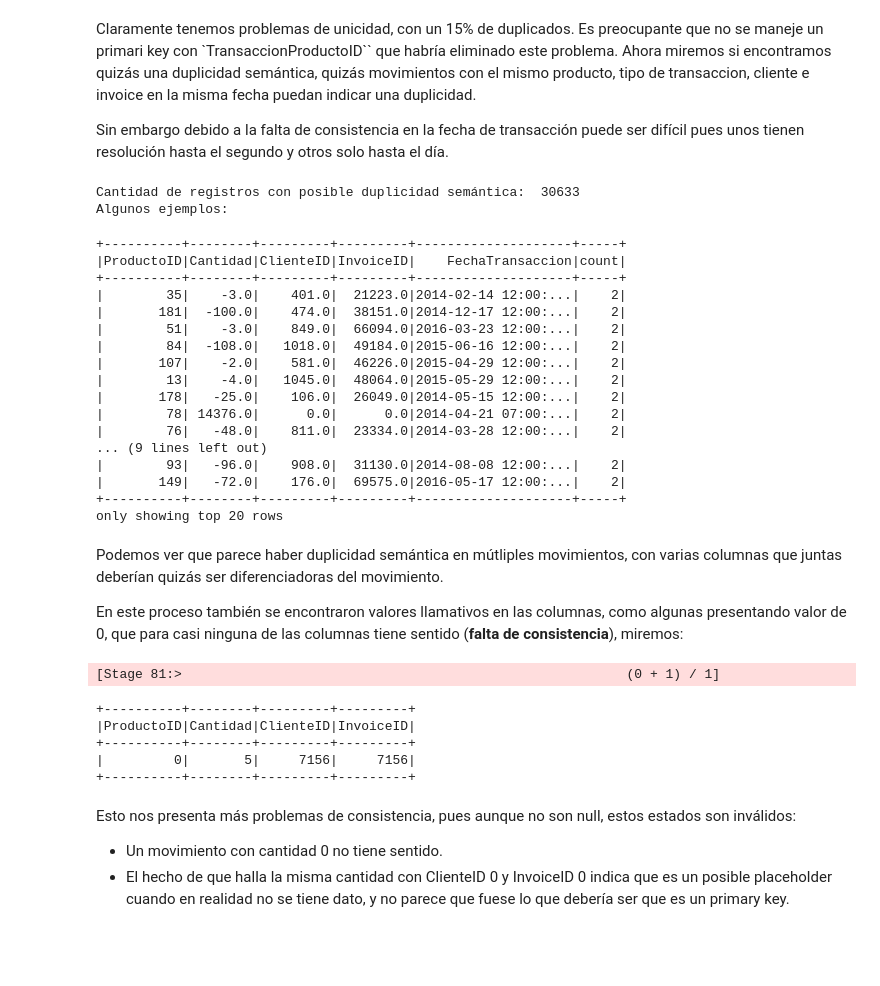
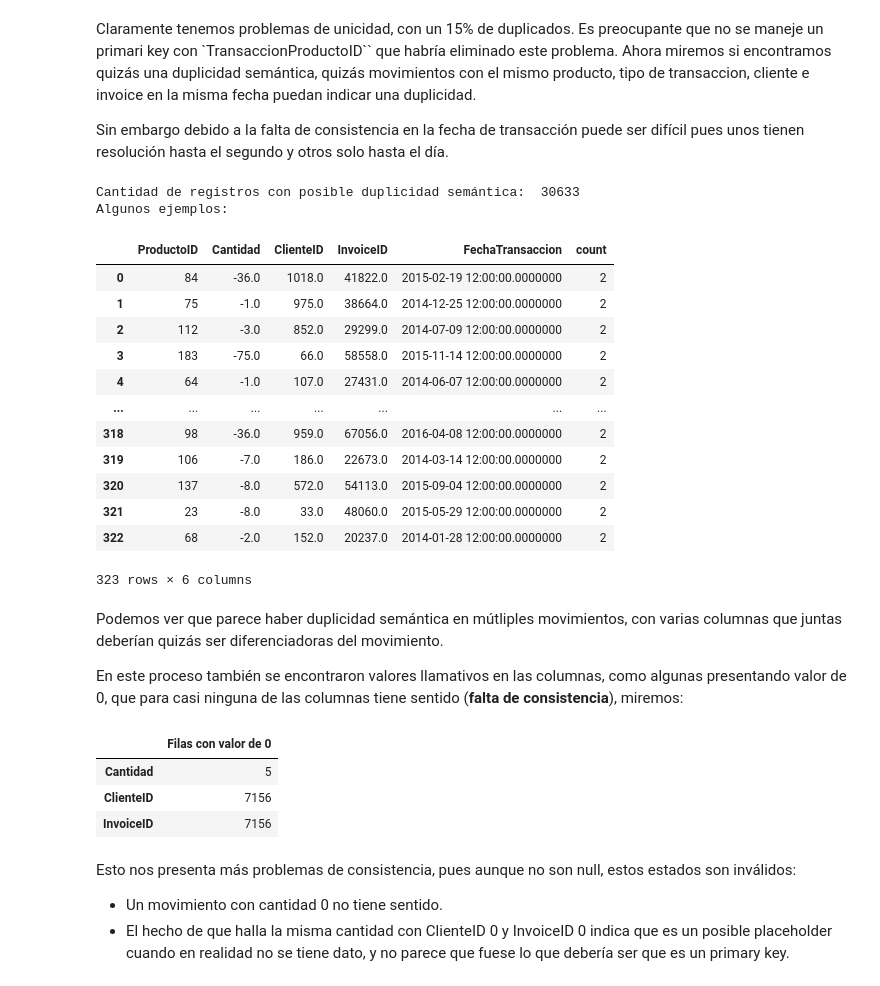
Before and after one commit to muniter/guias, a Jupyter notebook: docs/entregas/Entendimiento_datos.ipynb, the cells around one changed output. Cells and saved outputs as stored; diff of their text form; code cells hidden in the pictures; blank space fills up the shorter version.

Commit message:
prettify with pandas

```diff
--- a/docs/entregas/Entendimiento_datos.ipynb
+++ b/docs/entregas/Entendimiento_datos.ipynb
@@ -349,46 +321,40 @@ Claramente tenemos problemas de unicidad, con un 15% de duplicados. Es preocupan
 Sin embargo debido a la falta de consistencia en la fecha de transacción puede ser difícil pues unos tienen resolución hasta el segundo y otros solo hasta el día.
 # %%
 df = raw_data
-result = df.groupBy('ProductoID', 'Cantidad', 'ClienteID', 'InvoiceID', 'FechaTransaccion').count().orderBy('count', ascending=False)
+result = df.groupBy('ProductoID', 'Cantidad', 'ClienteID', 'InvoiceID', 'FechaTransaccion').count().orderBy('count', ascending=True)
 print('Cantidad de registros con posible duplicidad semántica: ', result.where('count > 1').count())
 print('Algunos ejemplos:')
-result.where('count > 1').sample(False, 0.01).show()
+result.where('count > 1').sample(False, 0.01).toPandas()
 # %% [output]
 Cantidad de registros con posible duplicidad semántica:  30633
 Algunos ejemplos:
+|  | ProductoID | Cantidad | ClienteID | InvoiceID | FechaTransaccion | count |
+| 0 | 84 | -36.0 | 1018.0 | 41822.0 | 2015-02-19 12:00:00.0000000 | 2 |
+| 1 | 75 | -1.0 | 975.0 | 38664.0 | 2014-12-25 12:00:00.0000000 | 2 |
+| 2 | 112 | -3.0 | 852.0 | 29299.0 | 2014-07-09 12:00:00.0000000 | 2 |
+| 3 | 183 | -75.0 | 66.0 | 58558.0 | 2015-11-14 12:00:00.0000000 | 2 |
+| 4 | 64 | -1.0 | 107.0 | 27431.0 | 2014-06-07 12:00:00.0000000 | 2 |
+| ... | ... | ... | ... | ... | ... | ... |
+| 318 | 98 | -36.0 | 959.0 | 67056.0 | 2016-04-08 12:00:00.0000000 | 2 |
+| 319 | 106 | -7.0 | 186.0 | 22673.0 | 2014-03-14 12:00:00.0000000 | 2 |
+| 320 | 137 | -8.0 | 572.0 | 54113.0 | 2015-09-04 12:00:00.0000000 | 2 |
+| 321 | 23 | -8.0 | 33.0 | 48060.0 | 2015-05-29 12:00:00.0000000 | 2 |
+| 322 | 68 | -2.0 | 152.0 | 20237.0 | 2014-01-28 12:00:00.0000000 | 2 |
-+----------+--------+---------+---------+--------------------+-----+
-|ProductoID|Cantidad|ClienteID|InvoiceID|    FechaTransaccion|count|
-+----------+--------+---------+---------+--------------------+-----+
-|        35|    -3.0|    401.0|  21223.0|2014-02-14 12:00:...|    2|
-|       181|  -100.0|    474.0|  38151.0|2014-12-17 12:00:...|    2|
-|        51|    -3.0|    849.0|  66094.0|2016-03-23 12:00:...|    2|
-|        84|  -108.0|   1018.0|  49184.0|2015-06-16 12:00:...|    2|
-|       107|    -2.0|    581.0|  46226.0|2015-04-29 12:00:...|    2|
-|        13|    -4.0|   1045.0|  48064.0|2015-05-29 12:00:...|    2|
-|       178|   -25.0|    106.0|  26049.0|2014-05-15 12:00:...|    2|
-|        78| 14376.0|      0.0|      0.0|2014-04-21 07:00:...|    2|
-|        76|   -48.0|    811.0|  23334.0|2014-03-28 12:00:...|    2|
-... (9 lines left out)
-|        93|   -96.0|    908.0|  31130.0|2014-08-08 12:00:...|    2|
-|       149|   -72.0|    176.0|  69575.0|2016-05-17 12:00:...|    2|
-+----------+--------+---------+---------+--------------------+-----+
-only showing top 20 rows
+323 rows × 6 columns
 # %% [markdown]
 Podemos ver que parece haber duplicidad semántica en mútliples movimientos, con varias columnas que juntas deberían quizás ser diferenciadoras del movimiento.
 
 En este proceso también se encontraron valores llamativos en las columnas, como algunas presentando valor de 0, que para casi ninguna de las columnas tiene sentido (**falta de consistencia**), miremos:
 # %%
 with_zero = raw_data.select([
-    (f.sum((f.col(c) == f.lit(0)).cast('int'))).alias(c) for c in ['ProductoID', 'Cantidad', 'ClienteID', 'InvoiceID']
+    (f.sum((f.col(c) == f.lit(0)).cast('int'))).alias(c) for c in ['Cantidad', 'ClienteID', 'InvoiceID']
 ])
-with_zero.show()
+with_zero.toPandas().transpose().rename(columns={0: 'Filas con valor de 0'})
 # %% [output]
-[Stage 81:>                                                         (0 + 1) / 1]
-+----------+--------+---------+---------+
-|ProductoID|Cantidad|ClienteID|InvoiceID|
-+----------+--------+---------+---------+
-|         0|       5|     7156|     7156|
-+----------+--------+---------+---------+
+|  | Filas con valor de 0 |
+| Cantidad | 5 |
+| ClienteID | 7156 |
+| InvoiceID | 7156 |
 # %% [markdown]
 Esto nos presenta más problemas de consistencia, pues aunque no son null, estos estados son inválidos:
 
```
Also changed, not shown: parts of 11 cells of this notebook.
